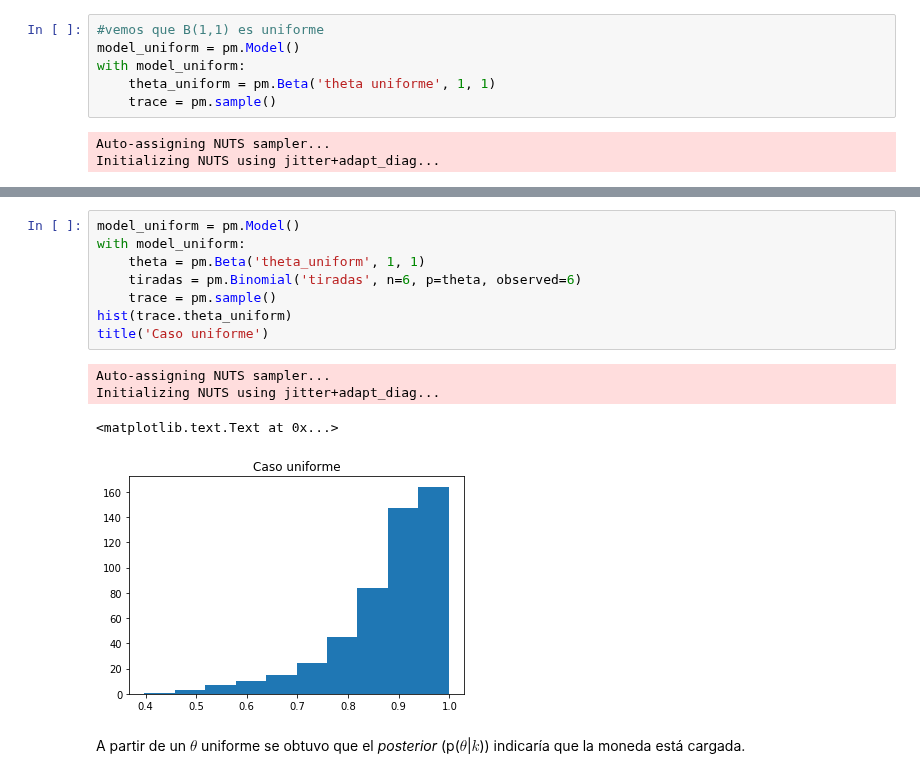
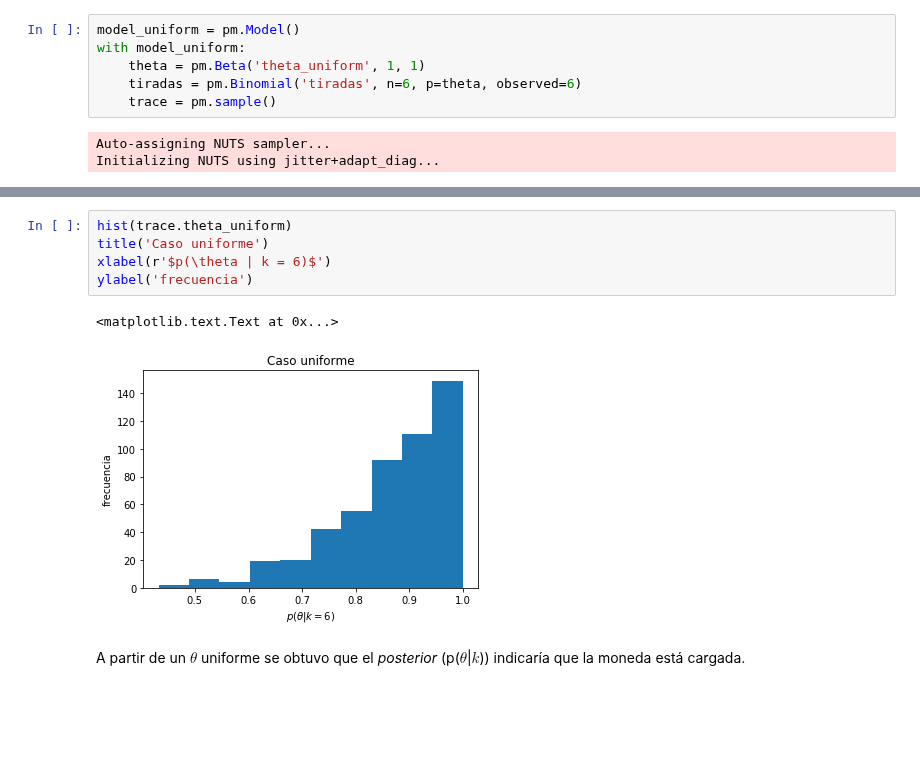
Before and after one commit to m2march/ciencia_datos, a Jupyter notebook: tp5/tp5.ipynb, the cells around one changed output, grey strips where cells are left out. Cells and saved outputs as stored; diff of their text form; blank space fills up the shorter version.

```diff
--- a/tp5/tp5.ipynb
+++ b/tp5/tp5.ipynb
@@ -14,10 +17,10 @@ Para modelar el _prior_ $\theta$ utilizaremos en este caso, una distribución Be
 <br>
 Se implementarán las distribuciones mencionadas para el experimento de arrojar una moneda al aire 6 veces y en todas ellas se obtuvo "cara".
 # %%
-#vemos que B(1,1) es uniforme
 model_uniform = pm.Model()
 with model_uniform:
-    theta_uniform = pm.Beta('theta uniforme', 1, 1)
+    theta = pm.Beta('theta_uniform', 1, 1)
+    tiradas = pm.Binomial('tiradas', n=6, p=theta, observed=6)
     trace = pm.sample()
 # %% [output]
 Auto-assigning NUTS sampler...
@@ -35,16 +28,11 @@ hist([t['theta uniforme'] for t in trace.points()])
-# %%
-model_uniform = pm.Model()
-with model_uniform:
-    theta = pm.Beta('theta_uniform', 1, 1)
-    tiradas = pm.Binomial('tiradas', n=6, p=theta, observed=6)
-    trace = pm.sample()
-hist(trace.theta_uniform)
-title('Caso uniforme')
-# %% [output]
-Auto-assigning NUTS sampler...
-Initializing NUTS using jitter+adapt_diag...
-<matplotlib.text.Text at 0x...>
-[figure, removed]
+# %%
+hist(trace.theta_uniform)
+title('Caso uniforme')
+xlabel(r'$p(\theta | k = 6)$')
+ylabel('frecuencia')
+# %% [output]
+<matplotlib.text.Text at 0x...>
+[figure, added]
 # %% [markdown]
 A partir de un $\theta$ uniforme se obtuvo que el _posterior_ (p($\theta$|$k$)) indicaría que la moneda está cargada.
 # %% [markdown]
```
Also changed, not shown: parts of 41 cells of this notebook.
